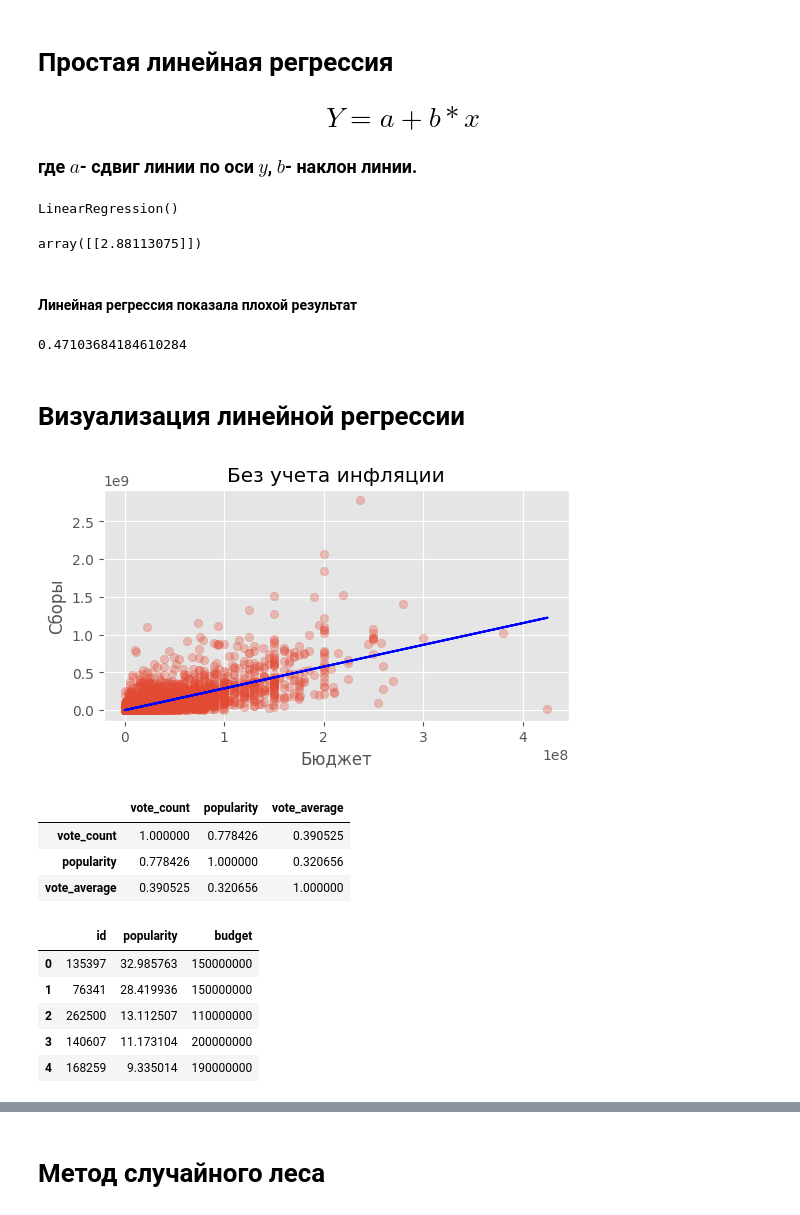
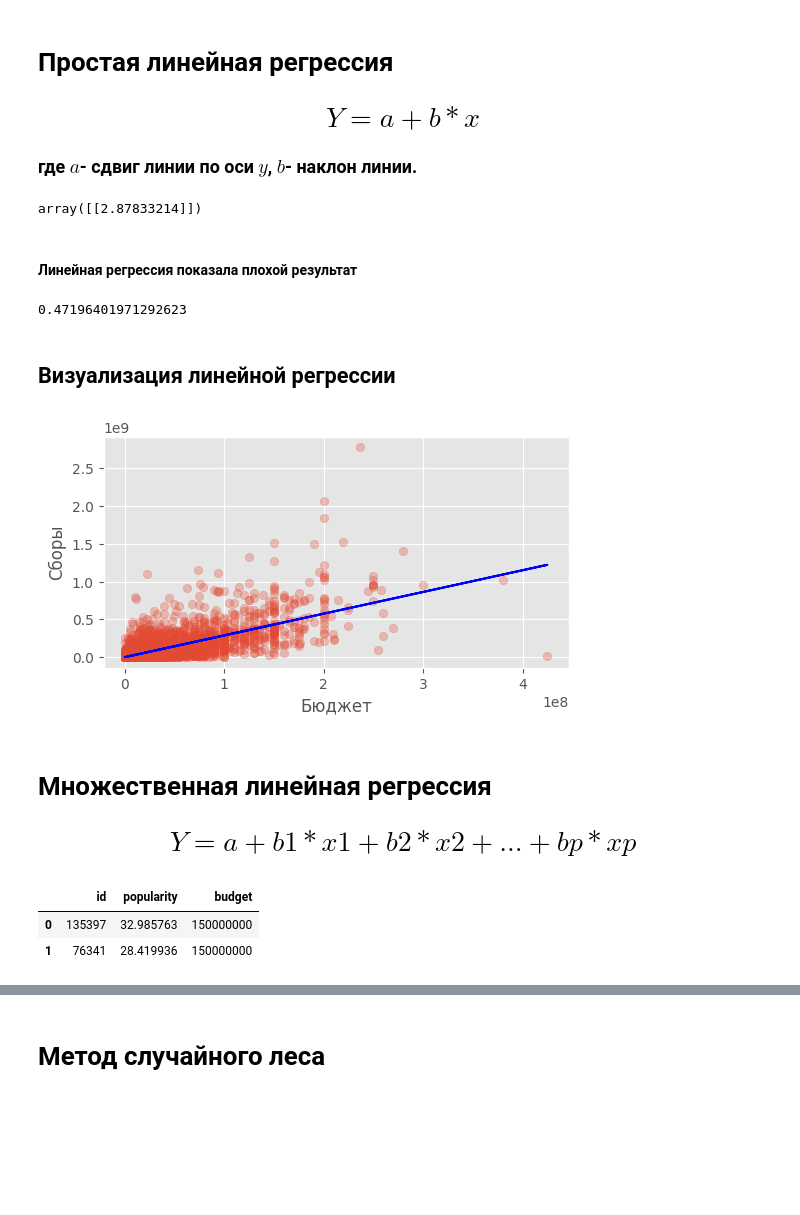
Before and after one commit to tipask245/muiv_movie_data_analysis, a Jupyter notebook: movie_analysis.ipynb, the cells around one changed output, grey strips where cells are left out. Cells and saved outputs as stored; diff of their text form; code cells hidden in the pictures; blank space fills up the shorter version.

```diff
--- a/movie_analysis.ipynb
+++ b/movie_analysis.ipynb
@@ -79,7 +77,7 @@ dtype: int64
 # %% [markdown]
 #### Удаляем пустые строки у тех столбцов, которые будем использовать
 # %%
-original_df = original_df.dropna(subset=['cast', 'director', 'production_companies', 'genres'])
+original_df.dropna(subset=['cast', 'director', 'production_companies', 'genres'], inplace=True)
 # %%
 original_df.isnull().sum()
 # %% [output]
@@ -103,10 +101,10 @@ dtype: int64
 # %% [markdown]
 # Получение нужных столбцов из исходного DataFrame
 # %%
-desired_columns_df: pd.DataFrame = original_df.drop(columns=['imdb_id', 'homepage', 'budget_adj', 'revenue_adj', 'tagline', 'keywords',
-                                                             'overview', 'release_date'])
+desired_columns_df: pd.DataFrame = original_df.drop(columns=['imdb_id', 'homepage', 'budget_adj', 'revenue_adj',
+                                                             'tagline', 'keywords','overview', 'release_date'])
 # отсеивание короткометражных фильмов с маленьким бюджетом
-desired_columns_df = desired_columns_df.query('revenue > 10000 and budget > 10000')
+desired_columns_df = desired_columns_df.query('revenue > 0 and budget > 0 and runtime > 60')
 desired_columns_df
 # %% [output]
 |  | id | popularity | budget | revenue | original_title | cast | director | runtime | genres | ... |
@@ -499,54 +451,42 @@ plt.show()
 # $$ Y=a+b*x $$
 ### где \\(a\\)- сдвиг линии по оси \\(y\\), \\(b\\)- наклон линии.
 # %%
-X = pd.DataFrame(desired_columns_df['budget'])
-Y = pd.DataFrame(desired_columns_df['revenue'])
-linear_reg_revenue = LinearRegression()
-linear_reg_revenue.fit(X, Y)
+X = np.array(desired_columns_df['budget']).reshape(-1, 1)
+y = np.array(desired_columns_df['revenue']).reshape(-1, 1)
+linear_reg_revenue = LinearRegression().fit(X, y)
-# %% [output]
-LinearRegression()
 # %%
 linear_reg_revenue.coef_
 # %% [output]
-array([[2.88113075]])
+array([[2.87833214]])
 # %% [markdown]
 #### Линейная регрессия показала плохой результат
 # %%
-linear_reg_revenue.score(X, Y)
+linear_reg_revenue.score(X, y)
 # %% [output]
-0.47103684184610284
+0.47196401971292623
 # %% [markdown]
-# Визуализация линейной регрессии
+## Визуализация линейной регрессии
 # %%
 x, y = desired_columns_df['budget'], desired_columns_df['revenue']
 plt.figure(figsize=(6, 3))
-plt.title('Без учета инфляции')
 plt.scatter(x, y, alpha=0.3)
 plt.plot(x, linear_reg_revenue.predict(X), color='blue')
 plt.xlabel('Бюджет')
 plt.ylabel('Cборы')
 plt.show()
 # %% [output]
-[figure, old version]
+[figure, new version]
-# %%
-budget_revenue_corr = desired_columns_df[['vote_count', 'popularity', 'vote_average']].corr()
-budget_revenue_corr.style.background_gradient(cmap='RdYlGn')
-# %% [output]
-|  | vote_count | popularity | vote_average |
-| vote_count | 1.000000 | 0.778426 | 0.390525 |
-| popularity | 0.778426 | 1.000000 | 0.320656 |
-| vote_average | 0.390525 | 0.320656 | 1.000000 |
+# %% [markdown]
+# Множественная линейная регрессия
+# $$ Y = a + b1*x1 + b2*x2 + ... + bp*xp $$
 # %%
 indexes = [0, 1, 2]
 df_for_multiple_reg = desired_columns_df.iloc[:, indexes]
-df_for_multiple_reg.head()
+df_for_multiple_reg.head(2)
 # %% [output]
 |  | id | popularity | budget |
 | 0 | 135397 | 32.985763 | 150000000 |
 | 1 | 76341 | 28.419936 | 150000000 |
-| 2 | 262500 | 13.112507 | 110000000 |
-| 3 | 140607 | 11.173104 | 200000000 |
-| 4 | 168259 | 9.335014 | 190000000 |
 # %%
 # Добавить режиссеров в датафрейм
 prepared_df_for_multiple_reg = df_for_multiple_reg.merge(directors_data, on=df_for_multiple_reg.index)
```
Also changed, not shown: parts of 57 cells of this notebook.
